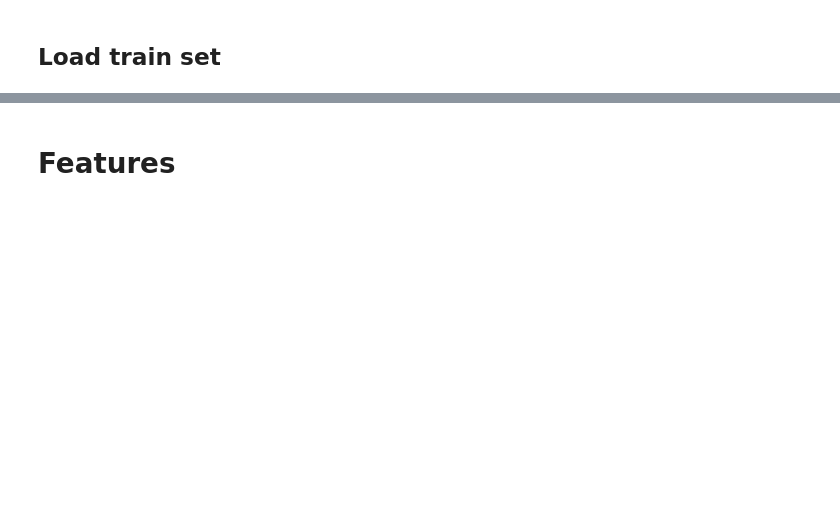
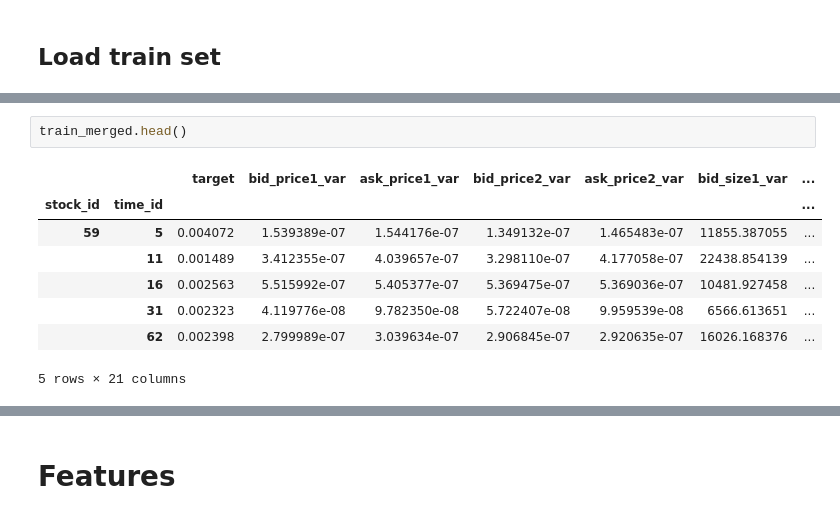
Before and after one commit to ianozsvald/kaggle_optiver_volatility, a Jupyter notebook: notebooks/20210802_light.ipynb, the cells around one changed output, grey strips where cells are left out. Drawn from its saved outputs; the diff is of its cells as text; blank space fills up the shorter version.

```diff
--- a/notebooks/20210802_light.ipynb
+++ b/notebooks/20210802_light.ipynb
@@ -106,0 +283,11 @@ In [8] used -46.6719 MiB RAM in 0.17s, peaked 46.67 MiB above current, total RAM
+# %%
+train_merged.head()
+# %% [output]
+|  |  | target | bid_price1_var | ask_price1_var | bid_price2_var | ask_price2_var | bid_size1_var | ... |
+| stock_id | time_id |  |  |  |  |  |  | ... |
+| 59 | 5 | 0.004072 | 1.539389e-07 | 1.544176e-07 | 1.349132e-07 | 1.465483e-07 | 11855.387055 | ... |
+|  | 11 | 0.001489 | 3.412355e-07 | 4.039657e-07 | 3.298110e-07 | 4.177058e-07 | 22438.854139 | ... |
+|  | 16 | 0.002563 | 5.515992e-07 | 5.405377e-07 | 5.369475e-07 | 5.369036e-07 | 10481.927458 | ... |
+|  | 31 | 0.002323 | 4.119776e-08 | 9.782350e-08 | 5.722407e-08 | 9.959539e-08 | 6566.613651 | ... |
+|  | 62 | 0.002398 | 2.799989e-07 | 3.039634e-07 | 2.906845e-07 | 2.920635e-07 | 16026.168376 | ... |
+5 rows × 21 columns
```
Also changed, not shown: parts of 37 cells of this notebook, 3 other files.
